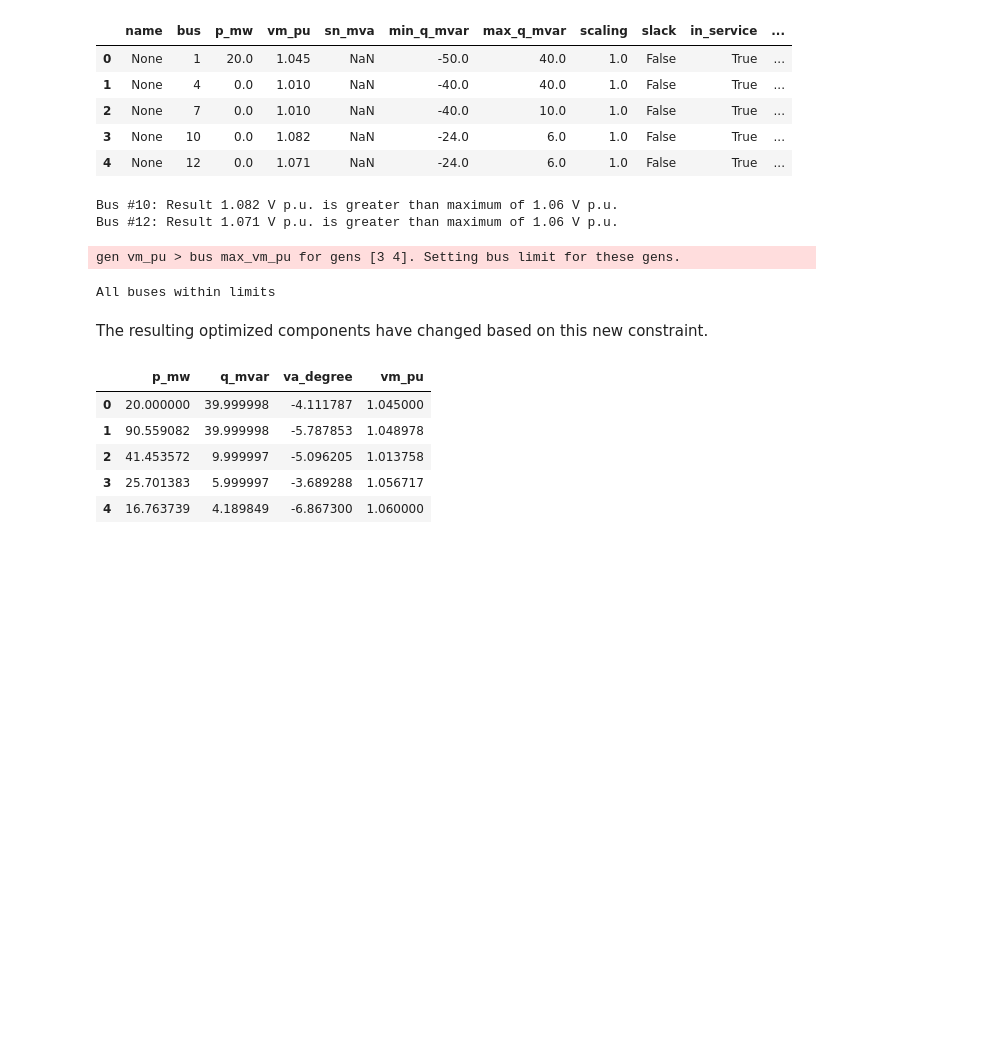
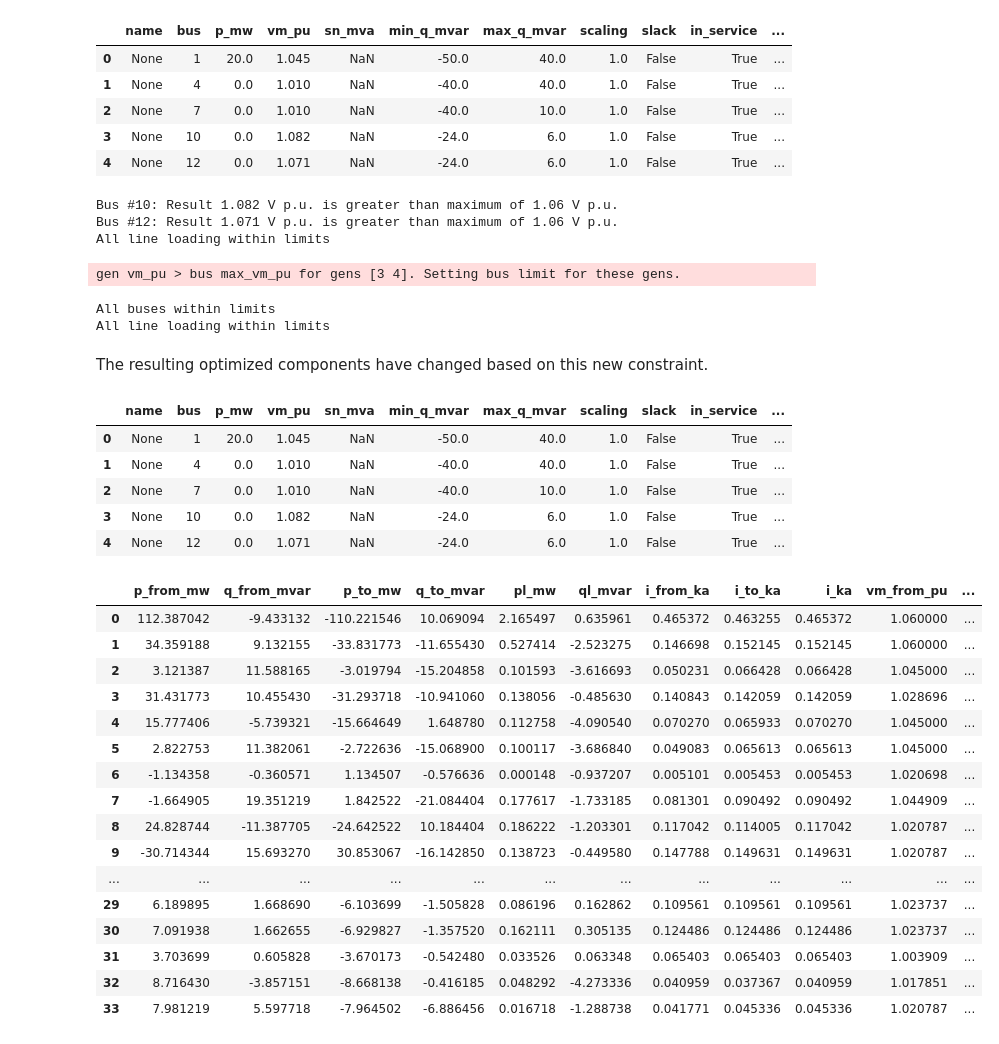
Before and after one commit to viktorcus/idp-grid-stability, a Jupyter notebook: src/gridtest.ipynb, the cells around one changed output. Saved outputs shown, nothing was run; the diff lists cells and outputs as text; code cells hidden in the pictures; blank space fills up the shorter version.

```diff
--- a/src/gridtest.ipynb
+++ b/src/gridtest.ipynb
@@ -137,24 +155,48 @@ net.gen
 | 4 | None | 12 | 0.0 | 1.071 | NaN | -24.0 | 6.0 | 1.0 | False | True | ... |
 # %%
 runpp(net)
-bus_limits_check()
+bus_vm_pu_limits(net)
+line_loading_limits(net)
 # %% [output]
 Bus #10: Result 1.082 V p.u. is greater than maximum of 1.06 V p.u.
 Bus #12: Result 1.071 V p.u. is greater than maximum of 1.06 V p.u.
+All line loading within limits
 # %%
 runopp(net)
-bus_limits_check()
+bus_vm_pu_limits(net)
+line_loading_limits(net)
 # %% [output]
 gen vm_pu > bus max_vm_pu for gens [3 4]. Setting bus limit for these gens.
 All buses within limits
+All line loading within limits
 # %% [markdown]
 The resulting optimized components have changed based on this new constraint.
 # %%
-net.res_gen
+net.gen
 # %% [output]
-|  | p_mw | q_mvar | va_degree | vm_pu |
-| 0 | 20.000000 | 39.999998 | -4.111787 | 1.045000 |
-| 1 | 90.559082 | 39.999998 | -5.787853 | 1.048978 |
-| 2 | 41.453572 | 9.999997 | -5.096205 | 1.013758 |
-| 3 | 25.701383 | 5.999997 | -3.689288 | 1.056717 |
-| 4 | 16.763739 | 4.189849 | -6.867300 | 1.060000 |
+|  | name | bus | p_mw | vm_pu | sn_mva | min_q_mvar | max_q_mvar | scaling | slack | in_service | ... |
+| 0 | None | 1 | 20.0 | 1.045 | NaN | -50.0 | 40.0 | 1.0 | False | True | ... |
+| 1 | None | 4 | 0.0 | 1.010 | NaN | -40.0 | 40.0 | 1.0 | False | True | ... |
+| 2 | None | 7 | 0.0 | 1.010 | NaN | -40.0 | 10.0 | 1.0 | False | True | ... |
+| 3 | None | 10 | 0.0 | 1.082 | NaN | -24.0 | 6.0 | 1.0 | False | True | ... |
+| 4 | None | 12 | 0.0 | 1.071 | NaN | -24.0 | 6.0 | 1.0 | False | True | ... |
+# %%
+net.res_line
+# %% [output]
+|  | p_from_mw | q_from_mvar | p_to_mw | q_to_mvar | pl_mw | ql_mvar | i_from_ka | i_to_ka | i_ka | vm_from_pu | ... |
+| 0 | 112.387042 | -9.433132 | -110.221546 | 10.069094 | 2.165497 | 0.635961 | 0.465372 | 0.463255 | 0.465372 | 1.060000 | ... |
+| 1 | 34.359188 | 9.132155 | -33.831773 | -11.655430 | 0.527414 | -2.523275 | 0.146698 | 0.152145 | 0.152145 | 1.060000 | ... |
+| 2 | 3.121387 | 11.588165 | -3.019794 | -15.204858 | 0.101593 | -3.616693 | 0.050231 | 0.066428 | 0.066428 | 1.045000 | ... |
+| 3 | 31.431773 | 10.455430 | -31.293718 | -10.941060 | 0.138056 | -0.485630 | 0.140843 | 0.142059 | 0.142059 | 1.028696 | ... |
+| 4 | 15.777406 | -5.739321 | -15.664649 | 1.648780 | 0.112758 | -4.090540 | 0.070270 | 0.065933 | 0.070270 | 1.045000 | ... |
+| 5 | 2.822753 | 11.382061 | -2.722636 | -15.068900 | 0.100117 | -3.686840 | 0.049083 | 0.065613 | 0.065613 | 1.045000 | ... |
+| 6 | -1.134358 | -0.360571 | 1.134507 | -0.576636 | 0.000148 | -0.937207 | 0.005101 | 0.005453 | 0.005453 | 1.020698 | ... |
+| 7 | -1.664905 | 19.351219 | 1.842522 | -21.084404 | 0.177617 | -1.733185 | 0.081301 | 0.090492 | 0.090492 | 1.044909 | ... |
+| 8 | 24.828744 | -11.387705 | -24.642522 | 10.184404 | 0.186222 | -1.203301 | 0.117042 | 0.114005 | 0.117042 | 1.020787 | ... |
+| 9 | -30.714344 | 15.693270 | 30.853067 | -16.142850 | 0.138723 | -0.449580 | 0.147788 | 0.149631 | 0.149631 | 1.020787 | ... |
+| ... | ... | ... | ... | ... | ... | ... | ... | ... | ... | ... | ... |
+| 29 | 6.189895 | 1.668690 | -6.103699 | -1.505828 | 0.086196 | 0.162862 | 0.109561 | 0.109561 | 0.109561 | 1.023737 | ... |
+| 30 | 7.091938 | 1.662655 | -6.929827 | -1.357520 | 0.162111 | 0.305135 | 0.124486 | 0.124486 | 0.124486 | 1.023737 | ... |
+| 31 | 3.703699 | 0.605828 | -3.670173 | -0.542480 | 0.033526 | 0.063348 | 0.065403 | 0.065403 | 0.065403 | 1.003909 | ... |
+| 32 | 8.716430 | -3.857151 | -8.668138 | -0.416185 | 0.048292 | -4.273336 | 0.040959 | 0.037367 | 0.040959 | 1.017851 | ... |
+| 33 | 7.981219 | 5.597718 | -7.964502 | -6.886456 | 0.016718 | -1.288738 | 0.041771 | 0.045336 | 0.045336 | 1.020787 | ... |
```
Also changed, not shown: parts of 6 cells of this notebook, 2 other files.
